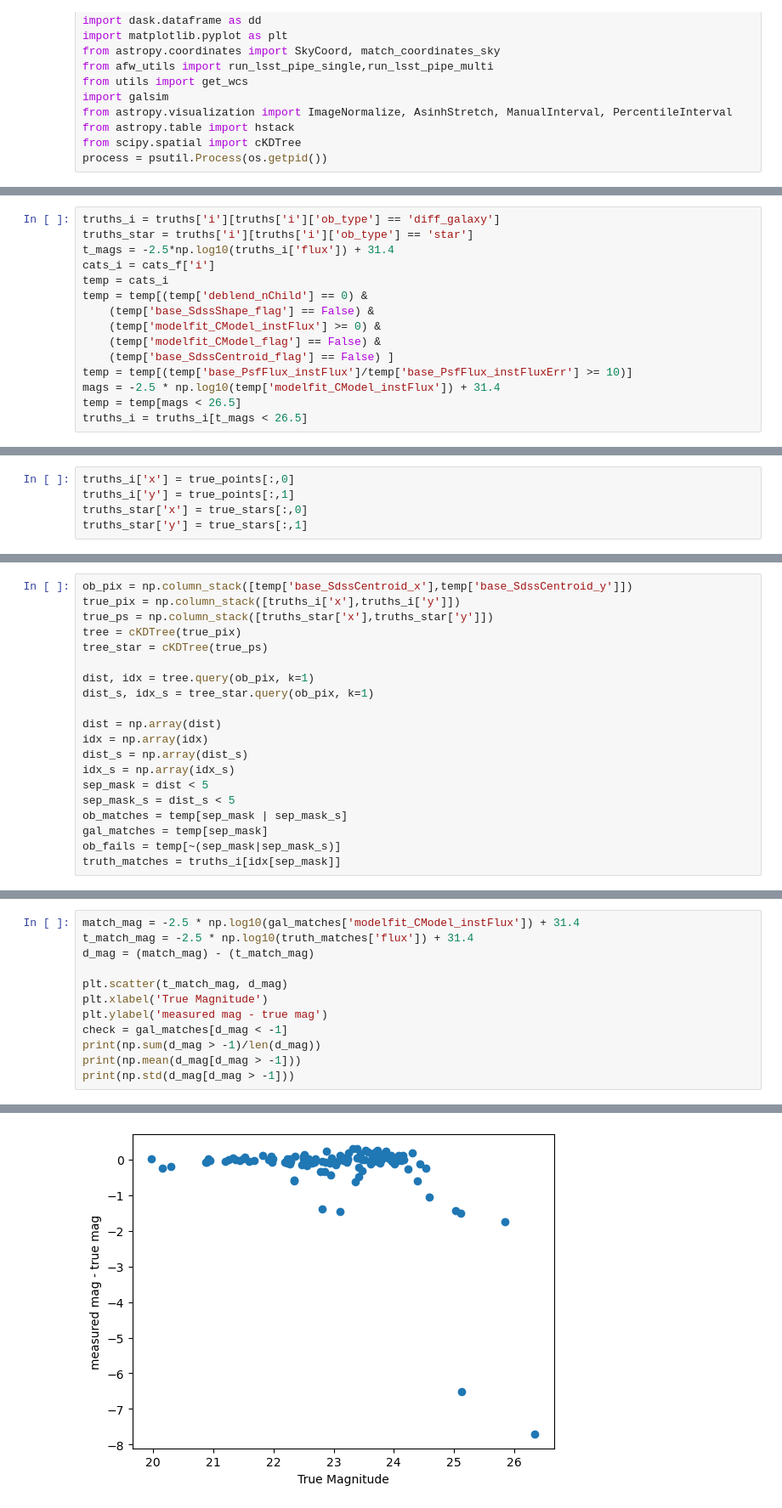
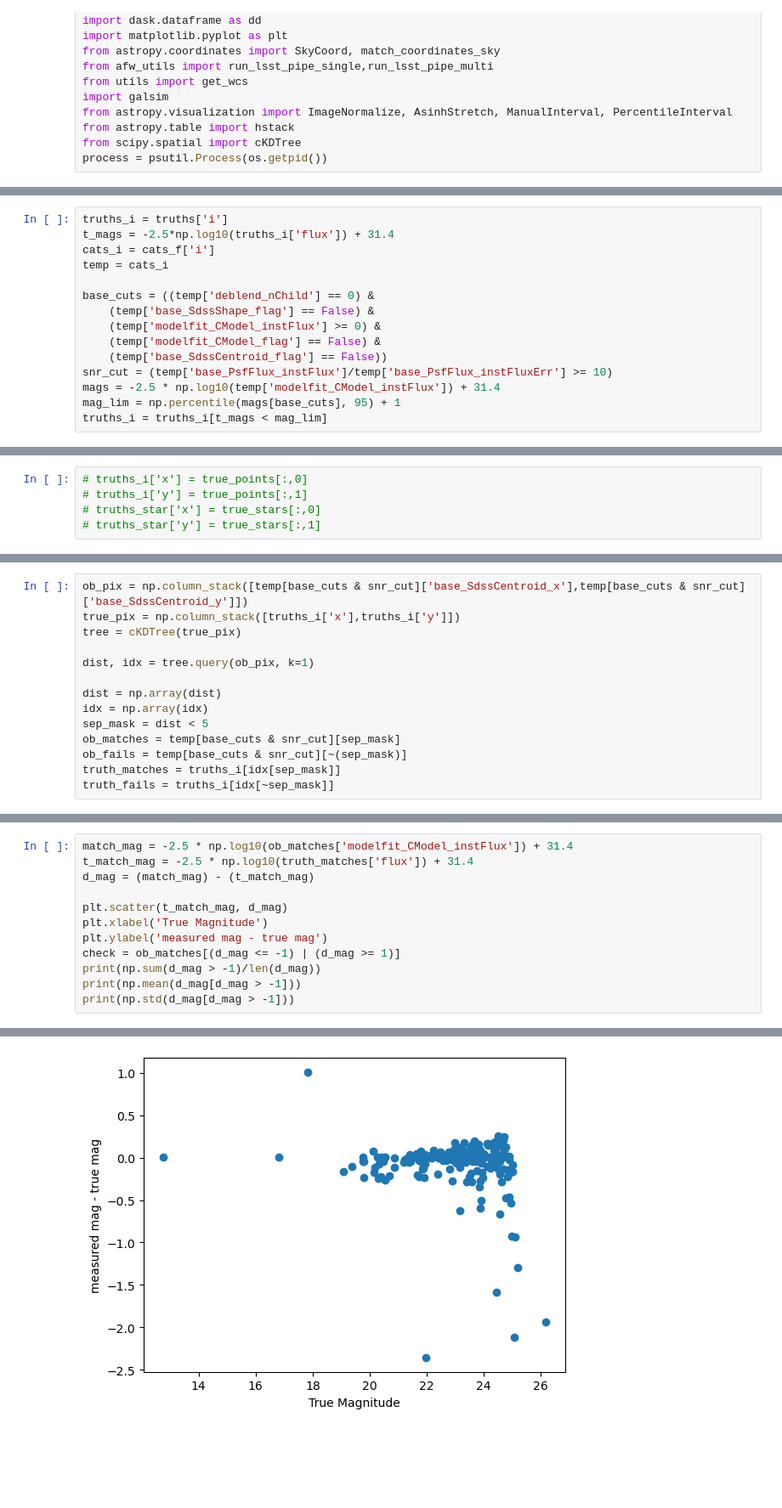
Before and after one commit to philipladuca24/LSST-SimCatVal, a Jupyter notebook: LSST-SimCatVal/testing_scarlet.ipynb, the cells around one changed output, grey strips where cells are left out. Shown at 85% size. Cells and saved outputs as stored; diff of their text form; blank space fills up the shorter version.

```diff
--- a/LSST-SimCatVal/testing_scarlet.ipynb
+++ b/LSST-SimCatVal/testing_scarlet.ipynb
@@ -95,16 +119,16 @@ Measurements complete
 # %%
-truths_i = truths['i'][truths['i']['ob_type'] == 'diff_galaxy']
-truths_star = truths['i'][truths['i']['ob_type'] == 'star']
+truths_i = truths['i']
 t_mags = -2.5*np.log10(truths_i['flux']) + 31.4
 cats_i = cats_f['i']
 temp = cats_i
-temp = temp[(temp['deblend_nChild'] == 0) &
+
+base_cuts = ((temp['deblend_nChild'] == 0) &
     (temp['base_SdssShape_flag'] == False) &
     (temp['modelfit_CModel_instFlux'] >= 0) &
     (temp['modelfit_CModel_flag'] == False) &
-    (temp['base_SdssCentroid_flag'] == False) ]
-temp = temp[(temp['base_PsfFlux_instFlux']/temp['base_PsfFlux_instFluxErr'] >= 10)]
+    (temp['base_SdssCentroid_flag'] == False))
+snr_cut = (temp['base_PsfFlux_instFlux']/temp['base_PsfFlux_instFluxErr'] >= 10)
 mags = -2.5 * np.log10(temp['modelfit_CModel_instFlux']) + 31.4
-temp = temp[mags < 26.5]
-truths_i = truths_i[t_mags < 26.5]
+mag_lim = np.percentile(mags[base_cuts], 95) + 1
+truths_i = truths_i[t_mags < mag_lim]
 # %%
@@ -158,8 +192,8 @@ true_stars = np.array(true_stars)
 # %%
-truths_i['x'] = true_points[:,0]
-truths_i['y'] = true_points[:,1]
-truths_star['x'] = true_stars[:,0]
-truths_star['y'] = true_stars[:,1]
+# truths_i['x'] = true_points[:,0]
+# truths_i['y'] = true_points[:,1]
+# truths_star['x'] = true_stars[:,0]
+# truths_star['y'] = true_stars[:,1]
 # %%
 plt.scatter(truths_i['x'],truths_i['y'])
 plt.scatter(temp['base_SdssCentroid_x'],temp['base_SdssCentroid_y'])
@@ -198,23 +234,17 @@ plt.show()
 # %%
-ob_pix = np.column_stack([temp['base_SdssCentroid_x'],temp['base_SdssCentroid_y']])
+ob_pix = np.column_stack([temp[base_cuts & snr_cut]['base_SdssCentroid_x'],temp[base_cuts & snr_cut]['base_SdssCentroid_y']])
 true_pix = np.column_stack([truths_i['x'],truths_i['y']])
-true_ps = np.column_stack([truths_star['x'],truths_star['y']])
 tree = cKDTree(true_pix)
-tree_star = cKDTree(true_ps)
 
 dist, idx = tree.query(ob_pix, k=1)
-dist_s, idx_s = tree_star.query(ob_pix, k=1)
 
 dist = np.array(dist)
 idx = np.array(idx)
-dist_s = np.array(dist_s)
-idx_s = np.array(idx_s)
 sep_mask = dist < 5
-sep_mask_s = dist_s < 5
-ob_matches = temp[sep_mask | sep_mask_s]
-gal_matches = temp[sep_mask]
-ob_fails = temp[~(sep_mask|sep_mask_s)]
+ob_matches = temp[base_cuts & snr_cut][sep_mask]
+ob_fails = temp[base_cuts & snr_cut][~(sep_mask)]
 truth_matches = truths_i[idx[sep_mask]]
+truth_fails = truths_i[idx[~sep_mask]]
 # %%
 stretch = AsinhStretch(0.0001)
 norm = ImageNormalize(
@@ -242,12 +283,12 @@ print(np.sum(sep_mask | sep_mask_s)/ len(sep_mask) * 100)
 # %%
-match_mag = -2.5 * np.log10(gal_matches['modelfit_CModel_instFlux']) + 31.4
+match_mag = -2.5 * np.log10(ob_matches['modelfit_CModel_instFlux']) + 31.4
 t_match_mag = -2.5 * np.log10(truth_matches['flux']) + 31.4
 d_mag = (match_mag) - (t_match_mag)
 
 plt.scatter(t_match_mag, d_mag)
 plt.xlabel('True Magnitude')
 plt.ylabel('measured mag - true mag')
-check = gal_matches[d_mag < -1]
+check = ob_matches[(d_mag <= -1) | (d_mag >= 1)]
 print(np.sum(d_mag > -1)/len(d_mag))
 print(np.mean(d_mag[d_mag > -1]))
 print(np.std(d_mag[d_mag > -1]))
@@ -258,4 +299,4 @@ print(np.std(d_mag[d_mag > -1]))
-[figure, old version]
+[figure, new version]
 # %%
 fig = plt.figure(figsize=(10,10))
 plt.imshow(npy_dic['i']['afw_image'].image.array, norm=norm, origin='lower', cmap='gray')
```
Also changed, not shown: parts of 16 cells of this notebook, 5 other files.
